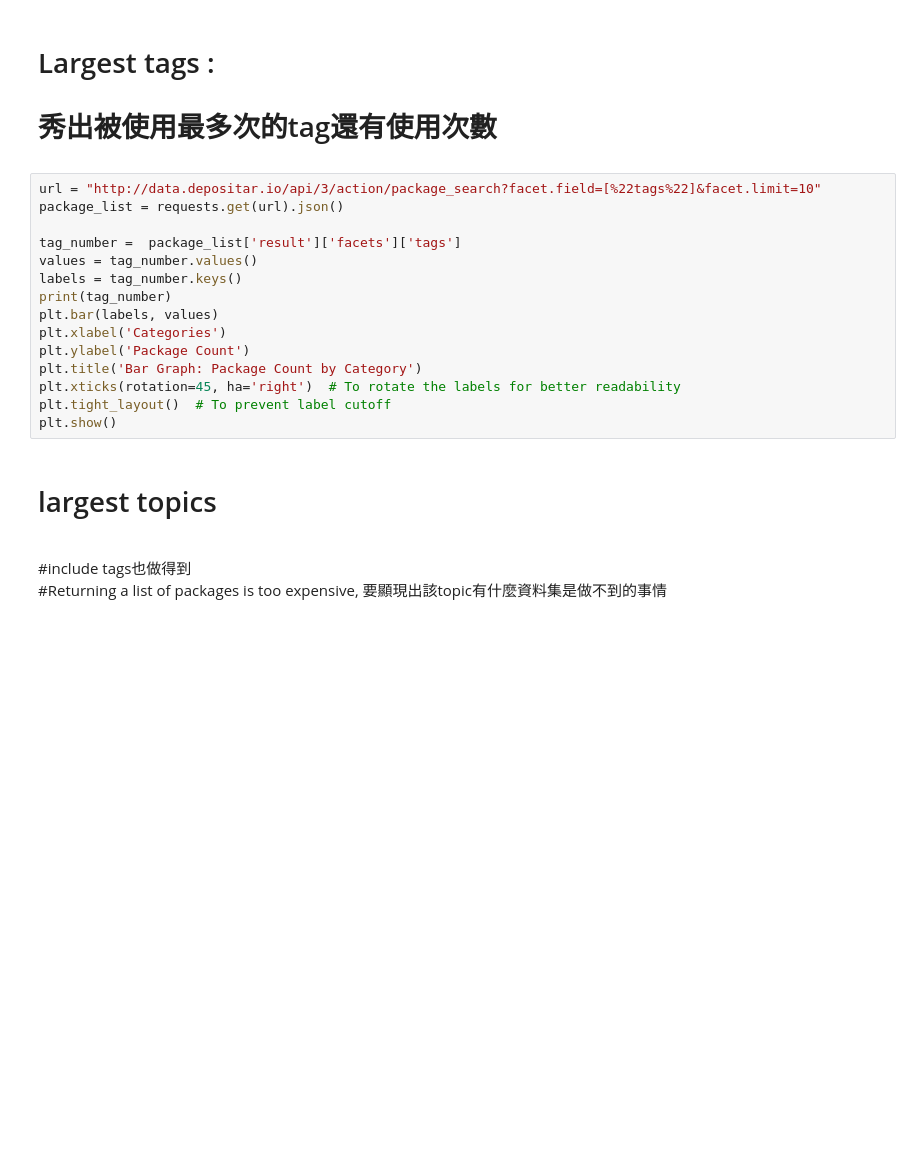
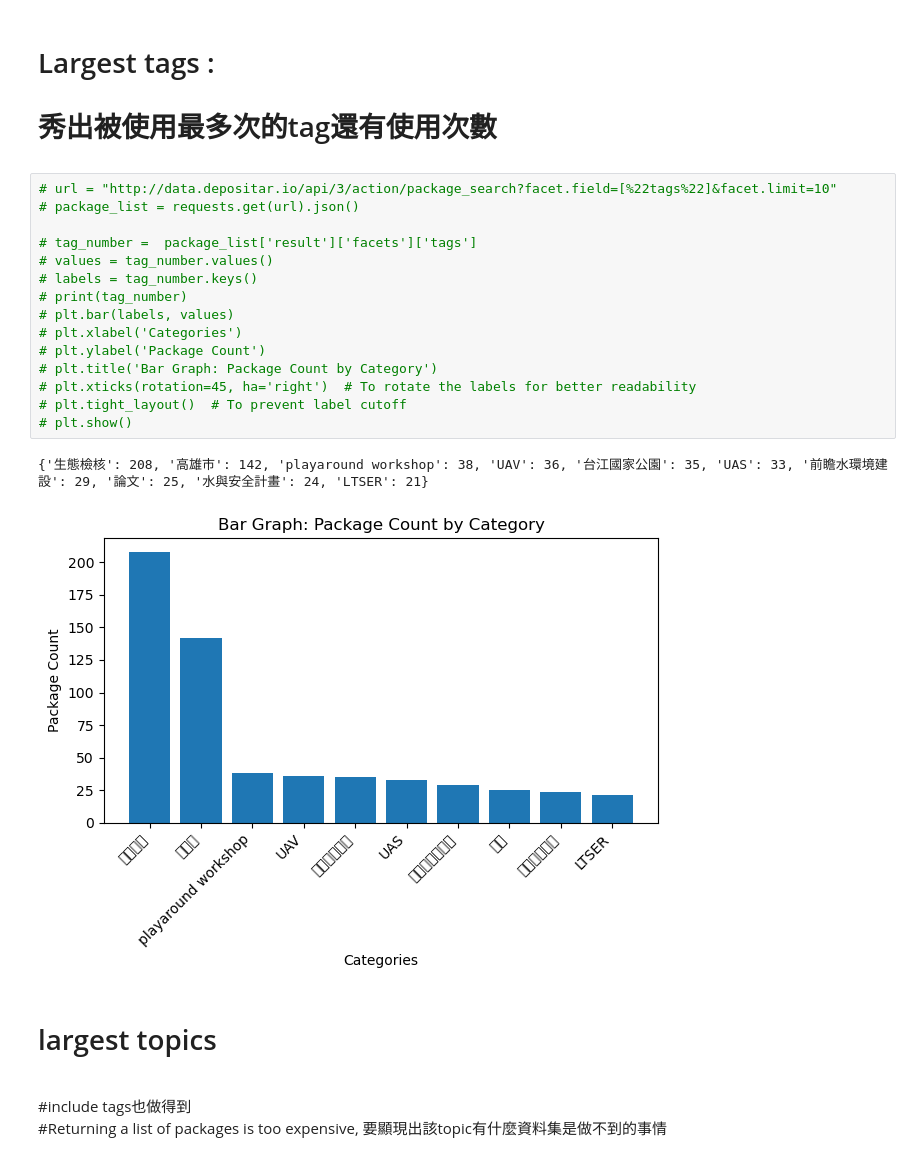
Before and after one commit to weiber2002/depositar_statistic, a Jupyter notebook: hellop/depositar.ipynb, the cells around one changed output. Saved outputs shown, nothing was run; the diff lists cells and outputs as text; blank space fills up the shorter version.

```diff
--- a/hellop/depositar.ipynb
+++ b/hellop/depositar.ipynb
@@ -156,20 +215,23 @@ plt.show()
 
 <p>秀出被使用最多次的tag還有使用次數
 # %%
-url = "http://data.depositar.io/api/3/action/package_search?facet.field=[%22tags%22]&facet.limit=10"
-package_list = requests.get(url).json()
+# url = "http://data.depositar.io/api/3/action/package_search?facet.field=[%22tags%22]&facet.limit=10"
+# package_list = requests.get(url).json()
 
-tag_number =  package_list['result']['facets']['tags']
-values = tag_number.values()
-labels = tag_number.keys()
-print(tag_number)
-plt.bar(labels, values)
-plt.xlabel('Categories')
-plt.ylabel('Package Count')
-plt.title('Bar Graph: Package Count by Category')
-plt.xticks(rotation=45, ha='right')  # To rotate the labels for better readability
-plt.tight_layout()  # To prevent label cutoff
-plt.show()
+# tag_number =  package_list['result']['facets']['tags']
+# values = tag_number.values()
+# labels = tag_number.keys()
+# print(tag_number)
+# plt.bar(labels, values)
+# plt.xlabel('Categories')
+# plt.ylabel('Package Count')
+# plt.title('Bar Graph: Package Count by Category')
+# plt.xticks(rotation=45, ha='right')  # To rotate the labels for better readability
+# plt.tight_layout()  # To prevent label cutoff
+# plt.show()
+# %% [output]
+{'生態檢核': 208, '高雄市': 142, 'playaround workshop': 38, 'UAV': 36, '台江國家公園': 35, 'UAS': 33, '前瞻水環境建設': 29, '論文': 25, '水與安全計畫': 24, 'LTSER': 21}
+[figure, added]
 # %% [markdown]
 <h1> largest topics</h1>
 <br>#include tags也做得到
```
Also changed, not shown: parts of 17 cells of this notebook, 1 other file.
